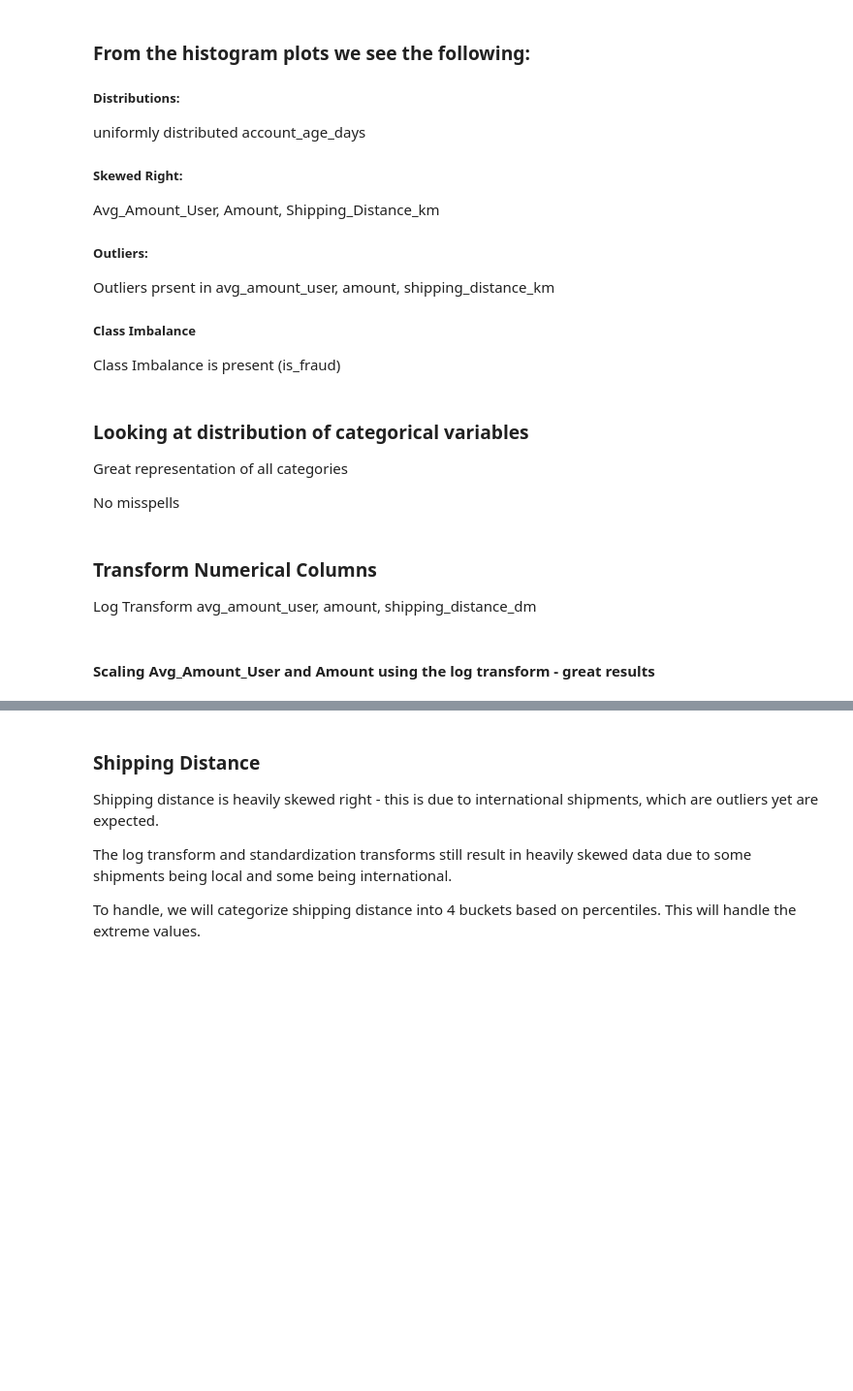
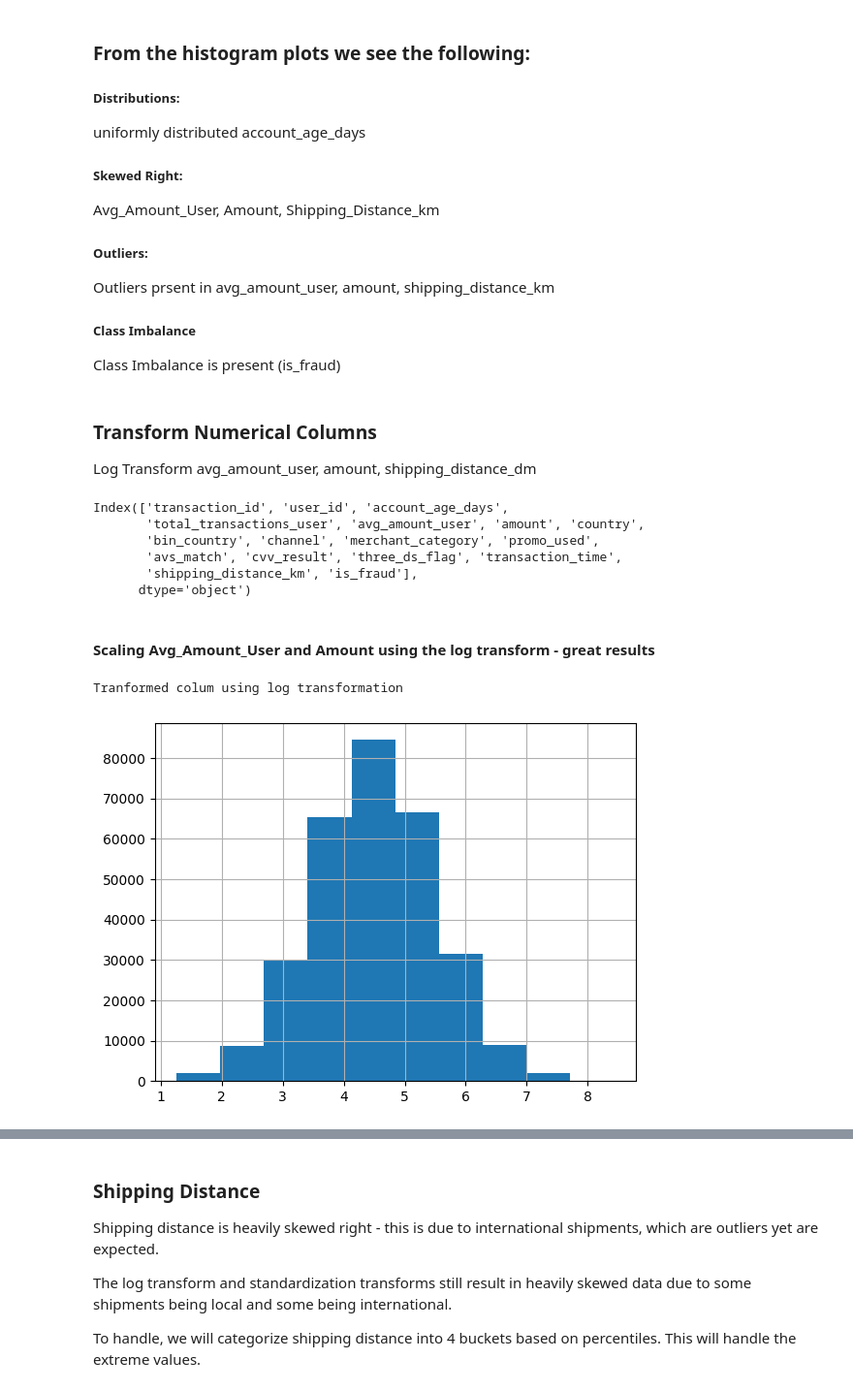
Before and after one commit to cw10877787/SJU_ML_TEAM4, a Jupyter notebook: final_project.ipynb, the cells around one changed output, grey strips where cells are left out. Shown at 97% size. Cells and saved outputs as stored; diff of their text form; code cells hidden in the pictures; blank space fills up the shorter version.

```diff
--- a/final_project.ipynb
+++ b/final_project.ipynb
@@ -102,17 +131,23 @@ Outliers prsent in avg_amount_user, amount, shipping_distance_km
 ##### Class Imbalance
 
 Class Imbalance is present (is_fraud)
-# %% [markdown]
-### Looking at distribution of categorical variables
-
-Great representation of all categories
-
-No misspells
 # %% [markdown]
 ### Transform Numerical Columns
 
 Log Transform avg_amount_user, amount, shipping_distance_dm
 # %%
-df.columns
+df.data.columns
+# %% [output]
+Index(['transaction_id', 'user_id', 'account_age_days',
+       'total_transactions_user', 'avg_amount_user', 'amount', 'country',
+       'bin_country', 'channel', 'merchant_category', 'promo_used',
+       'avs_match', 'cvv_result', 'three_ds_flag', 'transaction_time',
+       'shipping_distance_km', 'is_fraud'],
+      dtype='object')
 # %% [markdown]
 #### Scaling Avg_Amount_User and Amount using the log transform - great results
+# %%
+df.logTransformData(columnName='avg_amount_user')
+# %% [output]
+Tranformed colum using log transformation
+[figure, added]
```
Also changed, not shown: parts of 29 cells of this notebook, 1 other file.
